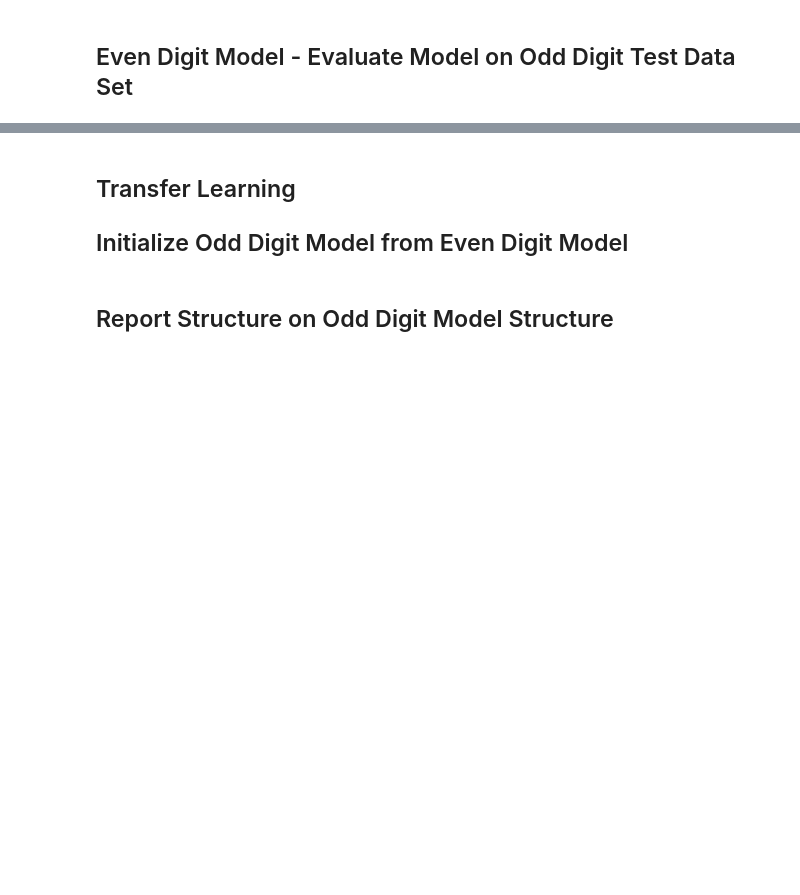
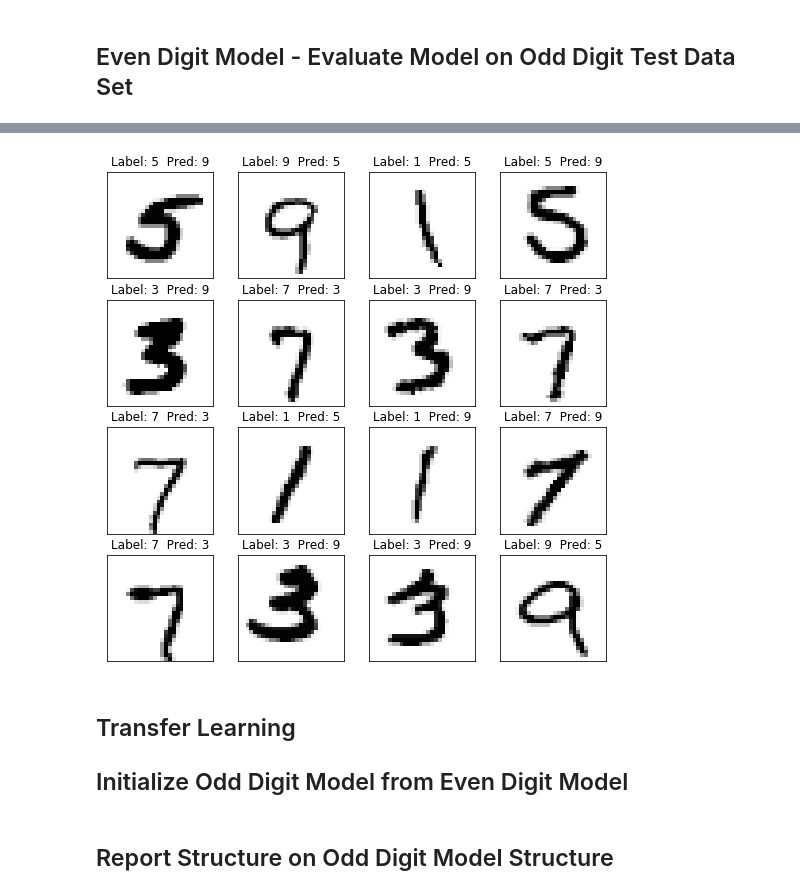
Before and after one commit to jimthompson5802/transfer_learning, a Jupyter notebook: transfer_learning_example_tf_keras.ipynb, the cells around one changed output, grey strips where cells are left out. Drawn from its saved outputs; the diff is of its cells as text; code cells hidden in the pictures; blank space fills up the shorter version.

```diff
--- a/transfer_learning_example_tf_keras.ipynb
+++ b/transfer_learning_example_tf_keras.ipynb
@@ -392,7 +357,9 @@ print('Test accuracy:', score[1])
 # %%
-y_hat = even_digit_model.predict_classes(X_test_odd_mdl)
+y_hat = np.argmax(y_prob.eval(session=sess,feed_dict={x_data:X_test_odd_mdl, K.learning_phase():0}),1)
 
 plotDigitGrid(X_test_odd,y_test_odd,idxs_even,y_hat=2*y_hat+1)
+# %% [output]
+[figure, added]
 # %% [markdown]
 ## Transfer Learning
 ## Initialize Odd Digit Model from Even Digit Model
```
Also changed, not shown: parts of 15 cells of this notebook.
